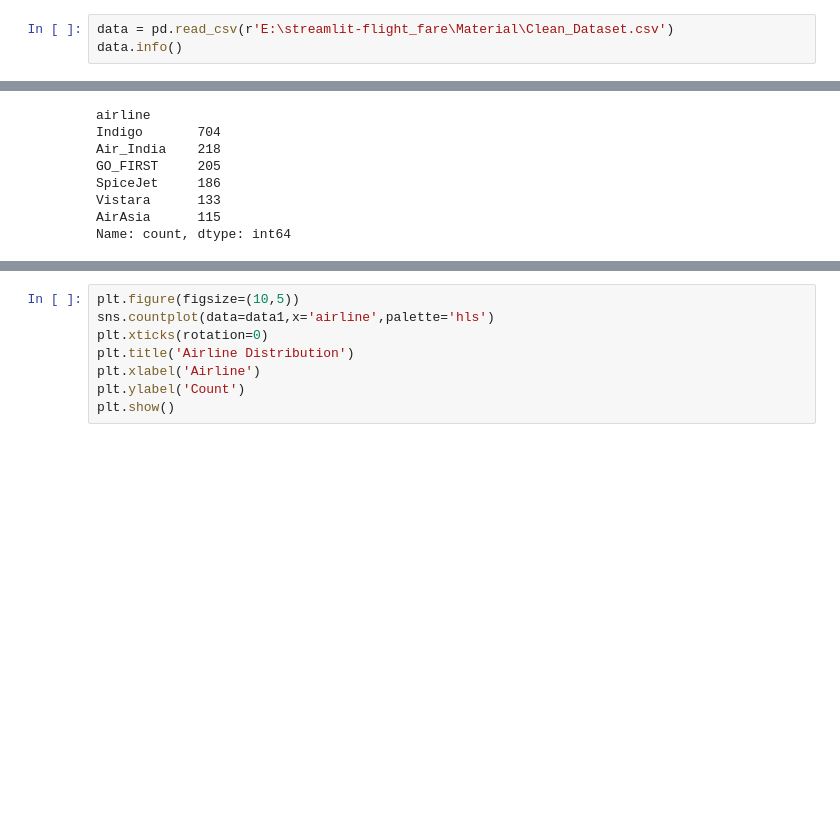
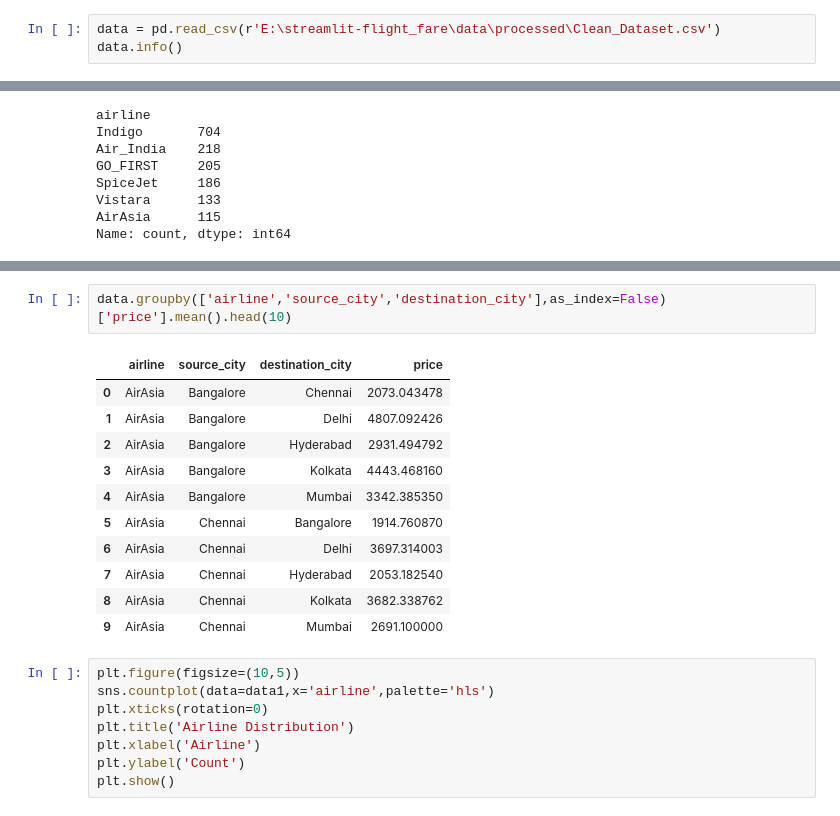
Before and after one commit to Mejbah-NextGen/streamlit-flight_fare, a Jupyter notebook: notebooks/visualize.ipynb, the cells around one changed output, grey strips where cells are left out. Drawn from its saved outputs; the diff is of its cells as text; blank space fills up the shorter version.

```diff
--- a/notebooks/visualize.ipynb
+++ b/notebooks/visualize.ipynb
@@ -4,7 +4,7 @@ import pandas as pd
 import matplotlib.pyplot as plt
 import seaborn as sns
 # %%
-data = pd.read_csv(r'E:\streamlit-flight_fare\Material\Clean_Dataset.csv')
+data = pd.read_csv(r'E:\streamlit-flight_fare\data\processed\Clean_Dataset.csv')
 data.info()
 # %% [output]
 <class 'pandas.DataFrame'>
@@ -76,3 +90,17 @@ Name: count, dtype: int64
+# %%
+data.groupby(['airline','source_city','destination_city'],as_index=False)['price'].mean().head(10)
+# %% [output]
+|  | airline | source_city | destination_city | price |
+| 0 | AirAsia | Bangalore | Chennai | 2073.043478 |
+| 1 | AirAsia | Bangalore | Delhi | 4807.092426 |
+| 2 | AirAsia | Bangalore | Hyderabad | 2931.494792 |
+| 3 | AirAsia | Bangalore | Kolkata | 4443.468160 |
+| 4 | AirAsia | Bangalore | Mumbai | 3342.385350 |
+| 5 | AirAsia | Chennai | Bangalore | 1914.760870 |
+| 6 | AirAsia | Chennai | Delhi | 3697.314003 |
+| 7 | AirAsia | Chennai | Hyderabad | 2053.182540 |
+| 8 | AirAsia | Chennai | Kolkata | 3682.338762 |
+| 9 | AirAsia | Chennai | Mumbai | 2691.100000 |
 # %%
 plt.figure(figsize=(10,5))
 sns.countplot(data=data1,x='airline',palette='hls')
```
Also changed, not shown: parts of 1 cell of this notebook, 9 other files.
